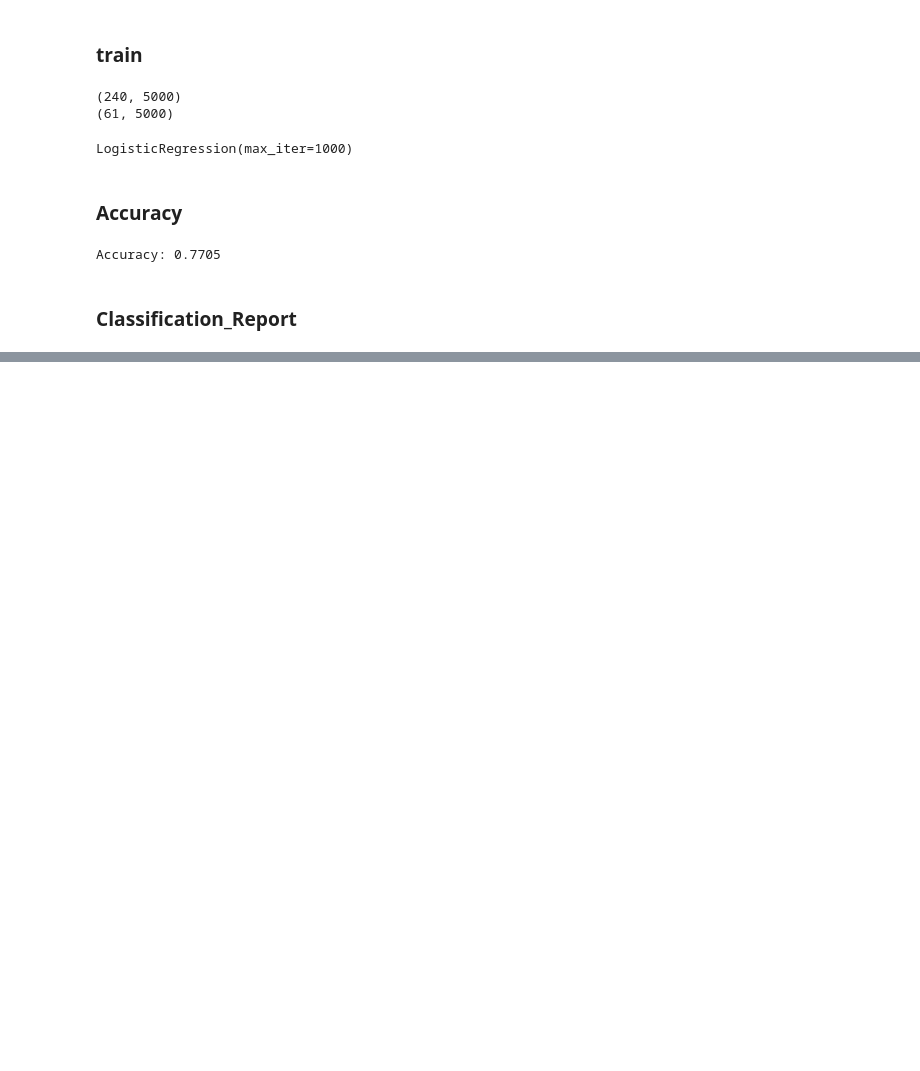
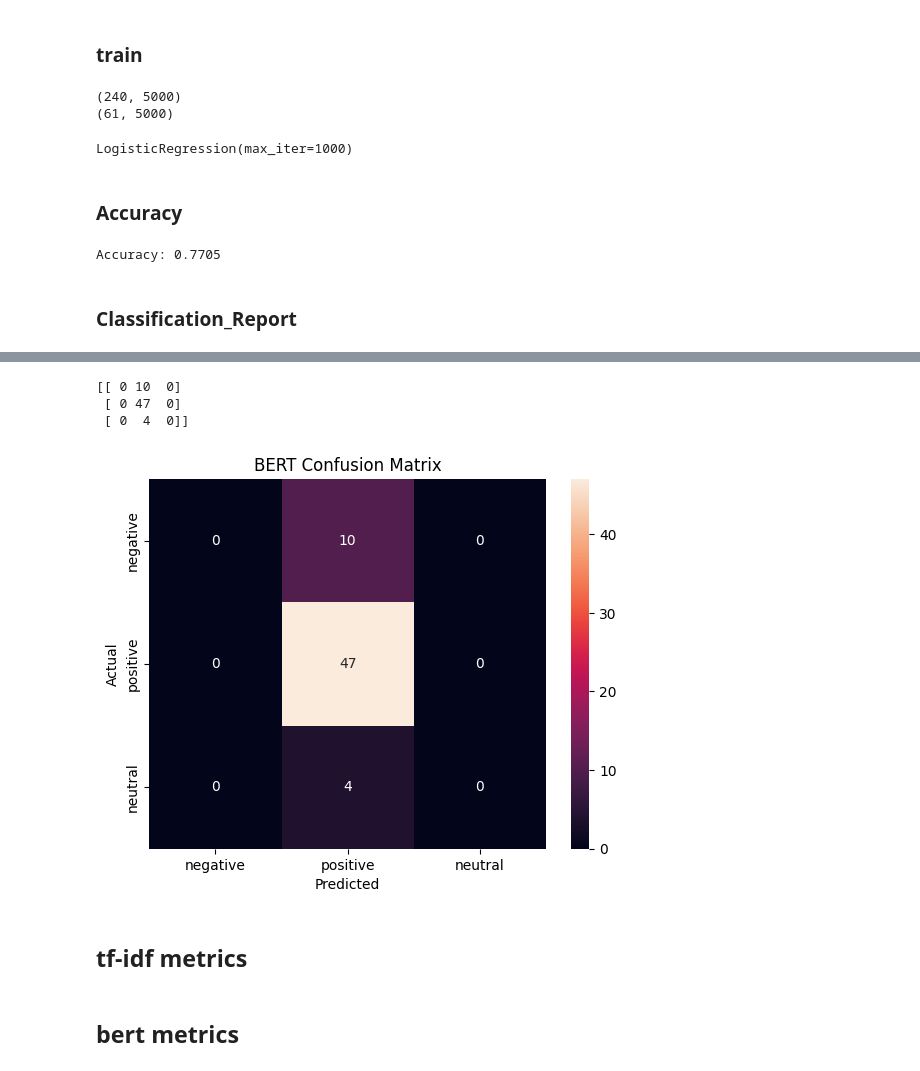
Before and after one commit to DhaneeraDulvanya/NLP-mini-project, a Jupyter notebook: Popular Movie/models.ipynb, the cells around one changed output, grey strips where cells are left out. Drawn from its saved outputs; the diff is of its cells as text; code cells hidden in the pictures; blank space fills up the shorter version.

```diff
--- a/Popular Movie/models.ipynb
+++ b/Popular Movie/models.ipynb
@@ -84,0 +141,3 @@ weighted avg       0.59      0.77      0.67        61
+# %%
+train_dataset = Dataset.from_pandas(train_df)
+test_dataset = Dataset.from_pandas(test_df)
@@ -84,0 +215,3 @@ weighted avg       0.59      0.77      0.67        61
+# %%
+# train bert
+trainer.train()
@@ -84,0 +237,12 @@ weighted avg       0.59      0.77      0.67        61
+# %%
+# make predictions
+predictions = trainer.predict(test_dataset)
+
+# get predicted classes
+y_pred_bert = np.argmax(
+    predictions.predictions,
+    axis=1
+)
+
+# get actual labels
+y_true_bert = np.array(y_test)
@@ -84,0 +289,34 @@ weighted avg       0.59      0.77      0.67        61
+# %%
+# confusion matrix
+cm = confusion_matrix(
+    y_true_bert,
+    y_pred_bert
+)
+
+print(cm)
+# %% [output]
+[[ 0 10  0]
+ [ 0 47  0]
+ [ 0  4  0]]
+# %%
+# visualize confusion matrix
+
+import seaborn as sns
+import matplotlib.pyplot as plt
+
+sns.heatmap(
+    cm,
+    annot=True,
+    fmt='d',
+    xticklabels=['negative', 'positive', 'neutral'],
+    yticklabels=['negative', 'positive', 'neutral']
+)
+
+plt.xlabel("Predicted")
+plt.ylabel("Actual")
+plt.title("BERT Confusion Matrix")
+plt.show()
+# %% [output]
+[figure, added]
+# %% [markdown]
+## tf-idf metrics
@@ -84,0 +343,2 @@ weighted avg       0.59      0.77      0.67        61
+# %% [markdown]
+## bert metrics
```
Also changed, not shown: parts of 30 cells of this notebook.
